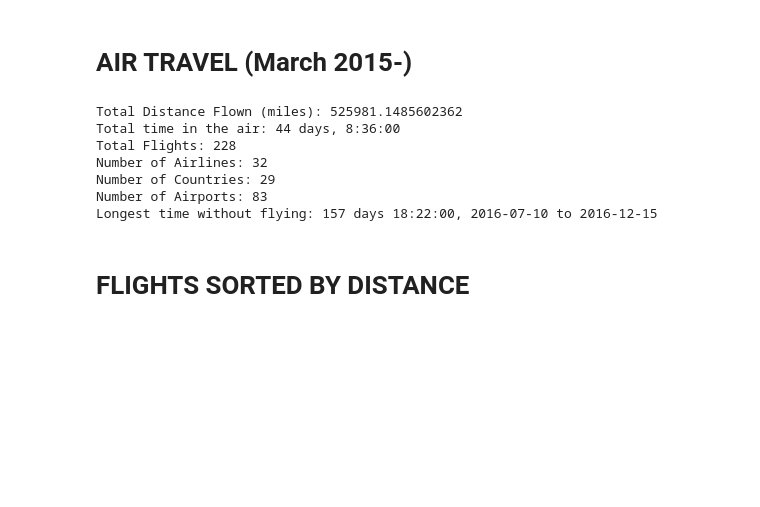
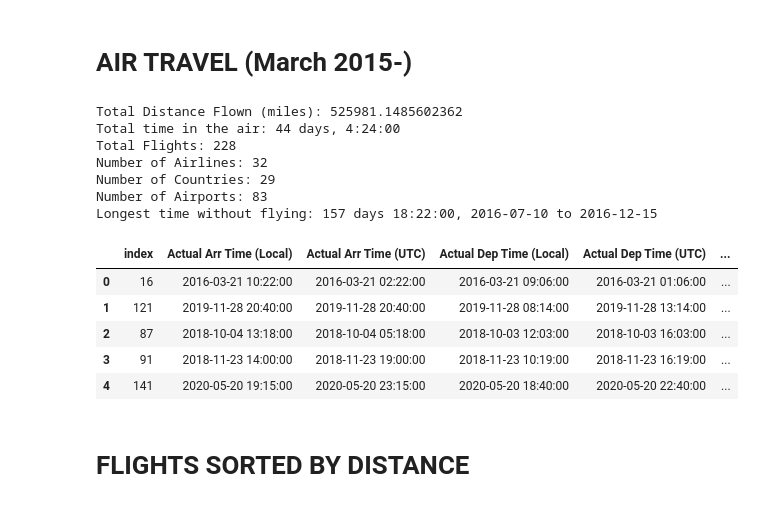
Before and after one commit to picrazy2/picrazy2.github.io, a Jupyter notebook: flightlog/flight log.ipynb, the cells around one changed output. Cells and saved outputs as stored; diff of their text form; code cells hidden in the pictures; blank space fills up the shorter version.

```diff
--- a/flightlog/flight log.ipynb
+++ b/flightlog/flight log.ipynb
@@ -121,6 +121,10 @@ sorted_by_flight_interval = df.sort_values('Time since last flight', ascending=F
 LONGEST_INTERVAL = str(sorted_by_flight_interval.loc[0, 'Time since last flight'])
 LONGEST_INTERVAL_0 = str(sorted_by_flight_interval.loc[0, 'Last flight arrival (UTC)'].date())
 LONGEST_INTERVAL_1 = str(sorted_by_flight_interval.loc[0, 'Scheduled Dep Time (UTC)'].date())
+sorted_by_flight_interval_reverse = df.sort_values('Time since last flight', ascending=True).reset_index()
+SHORTEST_INTERVAL = str(sorted_by_flight_interval_reverse.loc[0, 'Time since last flight'])
+SHORTEST_INTERVAL_0 = str(sorted_by_flight_interval_reverse.loc[0, 'Last flight arrival (UTC)'].date())
+SHORTEST_INTERVAL_1 = str(sorted_by_flight_interval_reverse.loc[0, 'Scheduled Dep Time (UTC)'].date())
 
 
 print('Total Distance Flown (miles): ' + str(TOTAL_DIST))
@@ -130,16 +134,27 @@ print('Number of Airlines: ' + str(NUM_AIRLINES))
 print('Number of Countries: ' + str(NUM_COUNTRIES))
 print('Number of Airports: ' + str(NUM_AIRPORTS))
 print('Longest time without flying: ' + LONGEST_INTERVAL + ', ' + LONGEST_INTERVAL_0 + ' to ' + LONGEST_INTERVAL_1)
+# print('Shortest time without flying: ' + SHORTEST_INTERVAL + ', ' + SHORTEST_INTERVAL_0 + ' to ' + SHORTEST_INTERVAL_1)
 
-# df
+
+df.to_csv('full_df.csv')
 # %% [output]
 Total Distance Flown (miles): 525981.1485602362
-Total time in the air: 44 days, 8:36:00
+Total time in the air: 44 days, 4:24:00
 Total Flights: 228
 Number of Airlines: 32
 Number of Countries: 29
 Number of Airports: 83
 Longest time without flying: 157 days 18:22:00, 2016-07-10 to 2016-12-15
+# %%
+sorted_by_flight_interval_reverse.head(5)
+# %% [output]
+|  | index | Actual Arr Time (Local) | Actual Arr Time (UTC) | Actual Dep Time (Local) | Actual Dep Time (UTC) | ... |
+| 0 | 16 | 2016-03-21 10:22:00 | 2016-03-21 02:22:00 | 2016-03-21 09:06:00 | 2016-03-21 01:06:00 | ... |
+| 1 | 121 | 2019-11-28 20:40:00 | 2019-11-28 20:40:00 | 2019-11-28 08:14:00 | 2019-11-28 13:14:00 | ... |
+| 2 | 87 | 2018-10-04 13:18:00 | 2018-10-04 05:18:00 | 2018-10-03 12:03:00 | 2018-10-03 16:03:00 | ... |
+| 3 | 91 | 2018-11-23 14:00:00 | 2018-11-23 19:00:00 | 2018-11-23 10:19:00 | 2018-11-23 16:19:00 | ... |
+| 4 | 141 | 2020-05-20 19:15:00 | 2020-05-20 23:15:00 | 2020-05-20 18:40:00 | 2020-05-20 22:40:00 | ... |
 # %% [markdown]
 # FLIGHTS SORTED BY DISTANCE
 # %%
```
Also changed, not shown: parts of 20 cells of this notebook, 21 other files.
